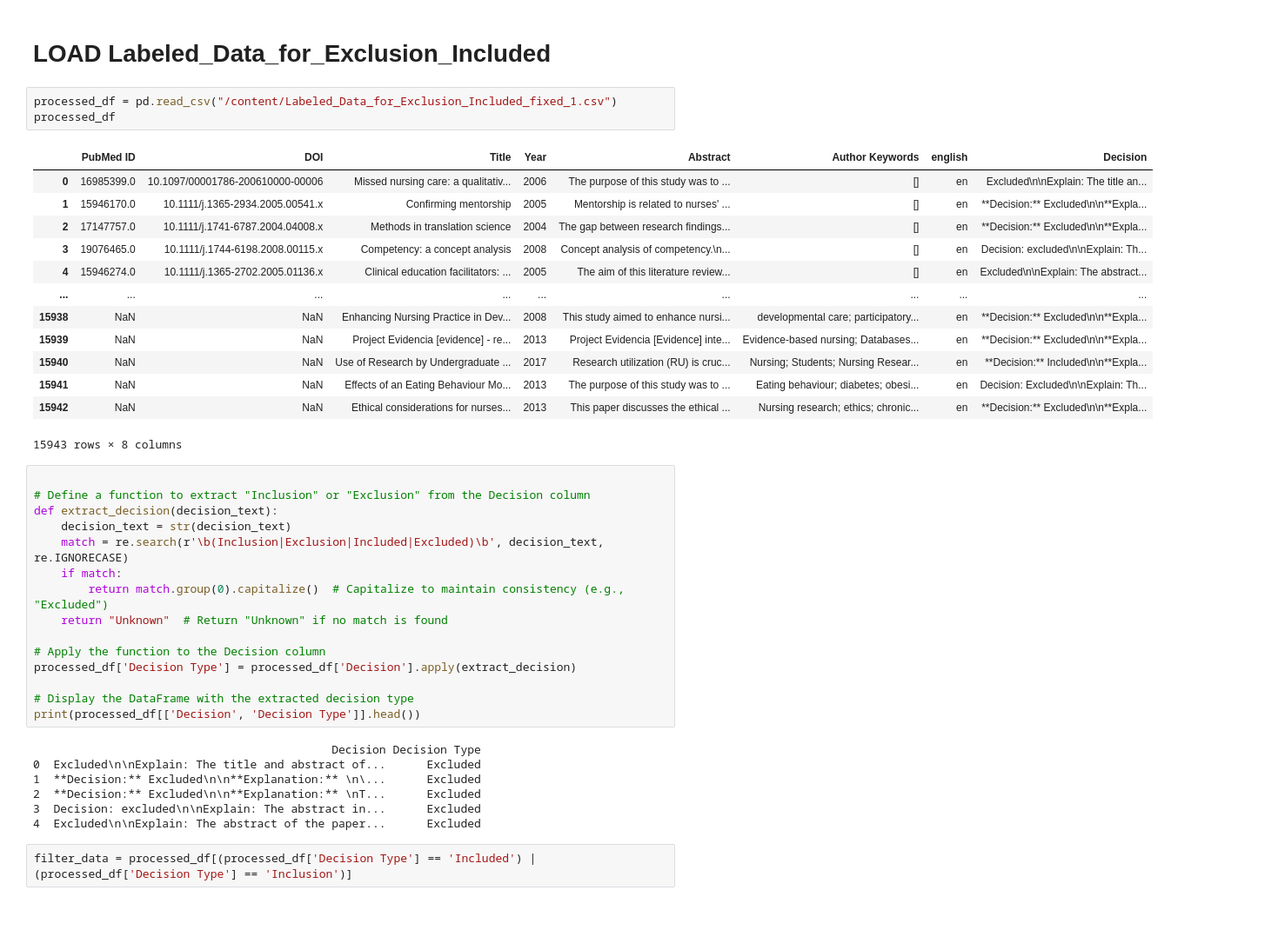
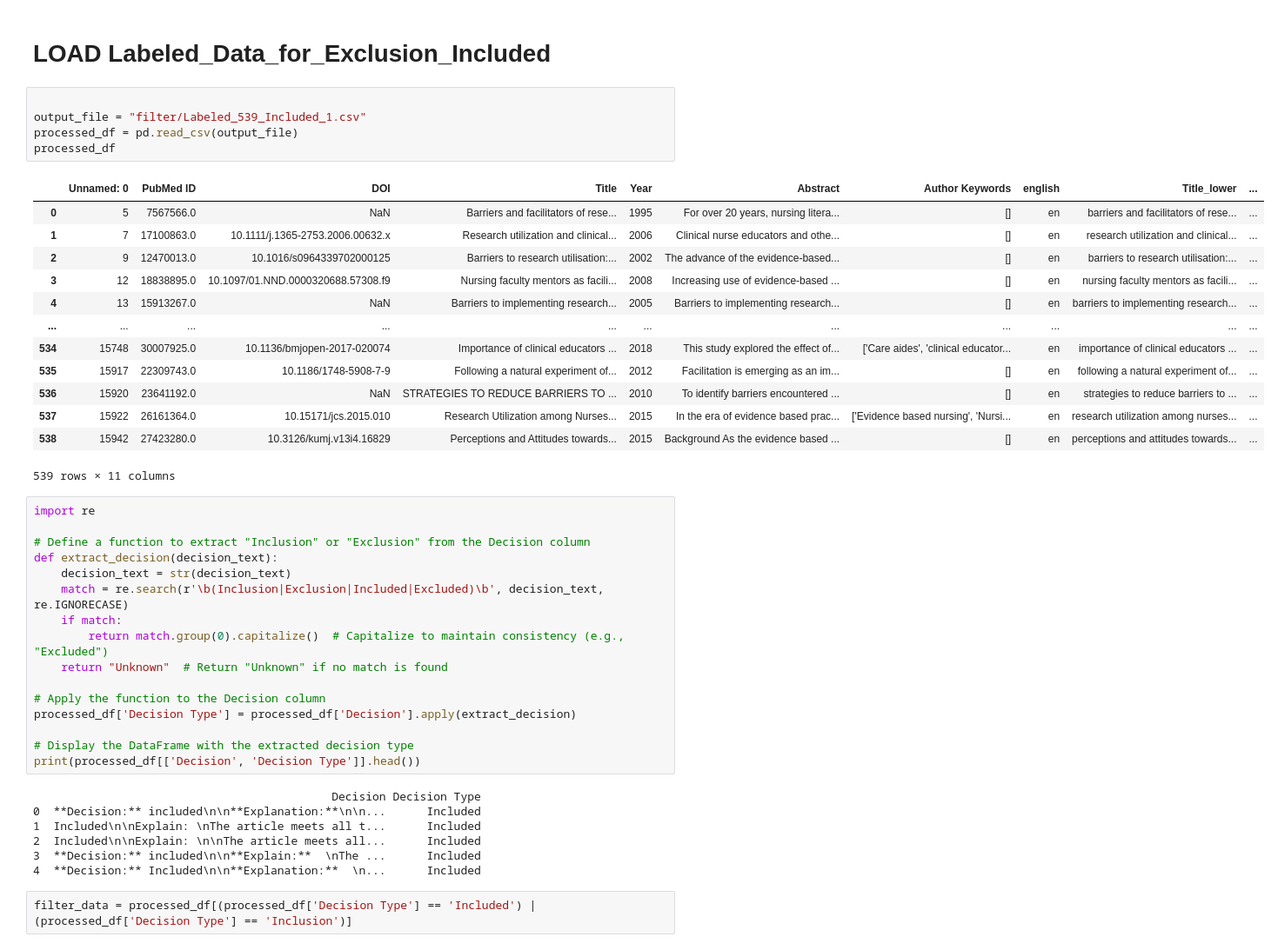
Before and after one commit to NoaTal1996/Barriers-and-Suggested-Solutions-to-Nursing-Participation-in-Research-A-Systematic-Review, a Jupyter notebook: Code/Screening_2/Type_article_4.ipynb, the cells around one changed output. Shown at 87% size. Cells and saved outputs as stored; diff of their text form; blank space fills up the shorter version.

```diff
--- a/Code/Screening_2/Type_article_4.ipynb
+++ b/Code/Screening_2/Type_article_4.ipynb
@@ -2,24 +2,27 @@
 import pandas as pd
 # %% [markdown]
 # LOAD Labeled_Data_for_Exclusion_Included
-# %%
-processed_df = pd.read_csv("/content/Labeled_Data_for_Exclusion_Included_fixed_1.csv")
-processed_df
-# %% [output]
-|  | PubMed ID | DOI | Title | Year | Abstract | Author Keywords | english | Decision |
-| 0 | 16985399.0 | 10.1097/00001786-200610000-00006 | Missed nursing care: a qualitativ... | 2006 | The purpose of this study was to ... | [] | en | Excluded\n\nExplain: The title an... |
-| 1 | 15946170.0 | 10.1111/j.1365-2934.2005.00541.x | Confirming mentorship | 2005 | Mentorship is related to nurses' ... | [] | en | **Decision:** Excluded\n\n**Expla... |
-| 2 | 17147757.0 | 10.1111/j.1741-6787.2004.04008.x | Methods in translation science | 2004 | The gap between research findings... | [] | en | **Decision:** Excluded\n\n**Expla... |
-| 3 | 19076465.0 | 10.1111/j.1744-6198.2008.00115.x | Competency: a concept analysis | 2008 | Concept analysis of competency.\n... | [] | en | Decision: excluded\n\nExplain: Th... |
-| 4 | 15946274.0 | 10.1111/j.1365-2702.2005.01136.x | Clinical education facilitators: ... | 2005 | The aim of this literature review... | [] | en | Excluded\n\nExplain: The abstract... |
-| ... | ... | ... | ... | ... | ... | ... | ... | ... |
-| 15938 | NaN | NaN | Enhancing Nursing Practice in Dev... | 2008 | This study aimed to enhance nursi... | developmental care; participatory... | en | **Decision:** Excluded\n\n**Expla... |
-| 15939 | NaN | NaN | Project Evidencia [evidence] - re... | 2013 | Project Evidencia [Evidence] inte... | Evidence-based nursing; Databases... | en | **Decision:** Excluded\n\n**Expla... |
-| 15940 | NaN | NaN | Use of Research by Undergraduate ... | 2017 | Research utilization (RU) is cruc... | Nursing; Students; Nursing Resear... | en | **Decision:** Included\n\n**Expla... |
-| 15941 | NaN | NaN | Effects of an Eating Behaviour Mo... | 2013 | The purpose of this study was to ... | Eating behaviour; diabetes; obesi... | en | Decision: Excluded\n\nExplain: Th... |
-| 15942 | NaN | NaN | Ethical considerations for nurses... | 2013 | This paper discusses the ethical ... | Nursing research; ethics; chronic... | en | **Decision:** Excluded\n\n**Expla... |
-15943 rows × 8 columns
+# %%
+
+output_file = "filter/Labeled_539_Included_1.csv"
+processed_df = pd.read_csv(output_file)
+processed_df
+# %% [output]
+|  | Unnamed: 0 | PubMed ID | DOI | Title | Year | Abstract | Author Keywords | english | Title_lower | ... |
+| 0 | 5 | 7567566.0 | NaN | Barriers and facilitators of rese... | 1995 | For over 20 years, nursing litera... | [] | en | barriers and facilitators of rese... | ... |
+| 1 | 7 | 17100863.0 | 10.1111/j.1365-2753.2006.00632.x | Research utilization and clinical... | 2006 | Clinical nurse educators and othe... | [] | en | research utilization and clinical... | ... |
+| 2 | 9 | 12470013.0 | 10.1016/s0964339702000125 | Barriers to research utilisation:... | 2002 | The advance of the evidence-based... | [] | en | barriers to research utilisation:... | ... |
+| 3 | 12 | 18838895.0 | 10.1097/01.NND.0000320688.57308.f9 | Nursing faculty mentors as facili... | 2008 | Increasing use of evidence-based ... | [] | en | nursing faculty mentors as facili... | ... |
+| 4 | 13 | 15913267.0 | NaN | Barriers to implementing research... | 2005 | Barriers to implementing research... | [] | en | barriers to implementing research... | ... |
+| ... | ... | ... | ... | ... | ... | ... | ... | ... | ... | ... |
+| 534 | 15748 | 30007925.0 | 10.1136/bmjopen-2017-020074 | Importance of clinical educators ... | 2018 | This study explored the effect of... | ['Care aides', 'clinical educator... | en | importance of clinical educators ... | ... |
+| 535 | 15917 | 22309743.0 | 10.1186/1748-5908-7-9 | Following a natural experiment of... | 2012 | Facilitation is emerging as an im... | [] | en | following a natural experiment of... | ... |
+| 536 | 15920 | 23641192.0 | NaN | STRATEGIES TO REDUCE BARRIERS TO ... | 2010 | To identify barriers encountered ... | [] | en | strategies to reduce barriers to ... | ... |
+| 537 | 15922 | 26161364.0 | 10.15171/jcs.2015.010 | Research Utilization among Nurses... | 2015 | In the era of evidence based prac... | ['Evidence based nursing', 'Nursi... | en | research utilization among nurses... | ... |
+| 538 | 15942 | 27423280.0 | 10.3126/kumj.v13i4.16829 | Perceptions and Attitudes towards... | 2015 | Background As the evidence based ... | [] | en | perceptions and attitudes towards... | ... |
+539 rows × 11 columns
 # %%
+import re
 
 # Define a function to extract "Inclusion" or "Exclusion" from the Decision column
 def extract_decision(decision_text):
@@ -36,10 +39,10 @@ processed_df['Decision Type'] = processed_df['Decision'].apply(extract_decision)
 print(processed_df[['Decision', 'Decision Type']].head())
 # %% [output]
                                             Decision Decision Type
-0  Excluded\n\nExplain: The title and abstract of...      Excluded
-1  **Decision:** Excluded\n\n**Explanation:** \n\...      Excluded
-2  **Decision:** Excluded\n\n**Explanation:** \nT...      Excluded
-3  Decision: excluded\n\nExplain: The abstract in...      Excluded
-4  Excluded\n\nExplain: The abstract of the paper...      Excluded
+0  **Decision:** included\n\n**Explanation:**\n\n...      Included
+1  Included\n\nExplain: \nThe article meets all t...      Included
+2  Included\n\nExplain: \n\nThe article meets all...      Included
+3  **Decision:** included\n\n**Explain:**  \nThe ...      Included
+4  **Decision:** Included\n\n**Explanation:**  \n...      Included
 # %%
 filter_data = processed_df[(processed_df['Decision Type'] == 'Included') | (processed_df['Decision Type'] == 'Inclusion')]
```
Also changed, not shown: parts of 46 cells of this notebook.
